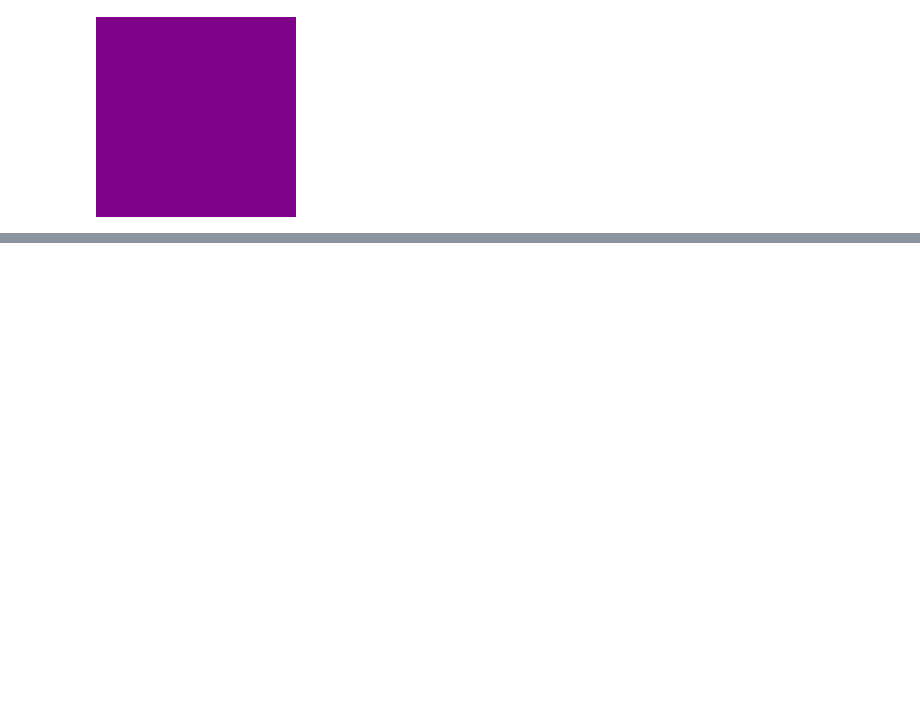
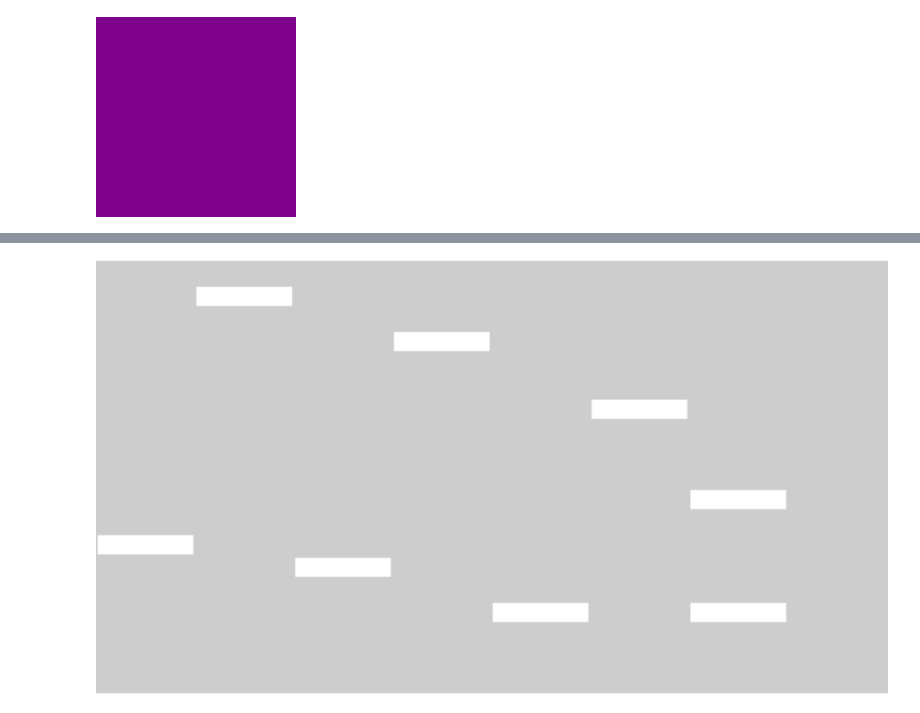
Before and after one commit to thoughtlesslabs/Python, a Jupyter notebook: s16-images.ipynb, the cells around one changed output, grey strips where cells are left out. Saved outputs shown, nothing was run; the diff lists cells and outputs as text; code cells hidden in the pictures; blank space fills up the shorter version.

```diff
--- a/s16-images.ipynb
+++ b/s16-images.ipynb
@@ -106,0 +133,7 @@ purple.save('purple.jpg')
+# %%
+new_mask = mask.resize((1015,559))
+new_mask.putalpha(50)
+# %%
+new_mask
+# %% [output]
+[figure, added]
```
Also changed, not shown: parts of 10 cells of this notebook.
